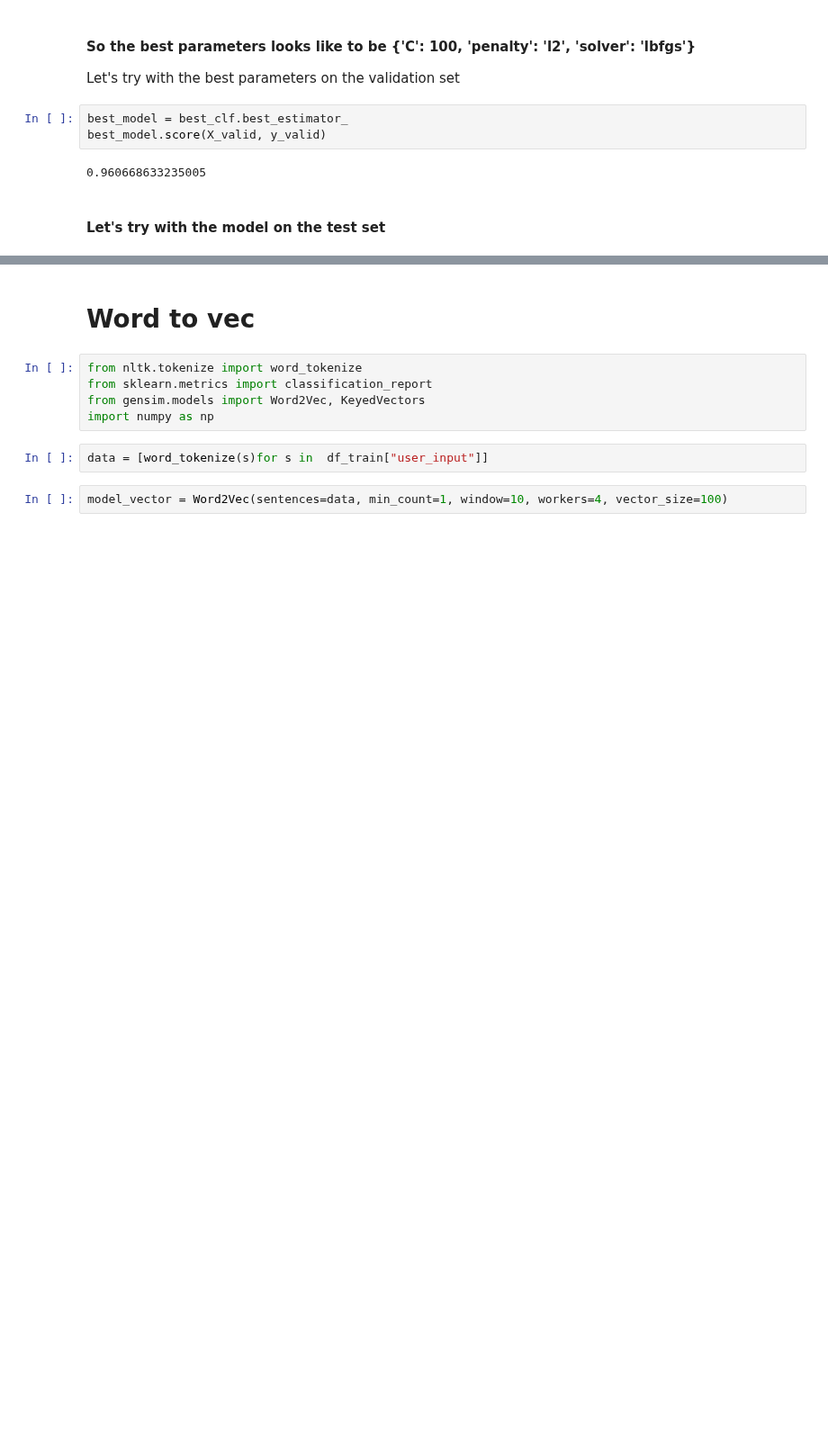
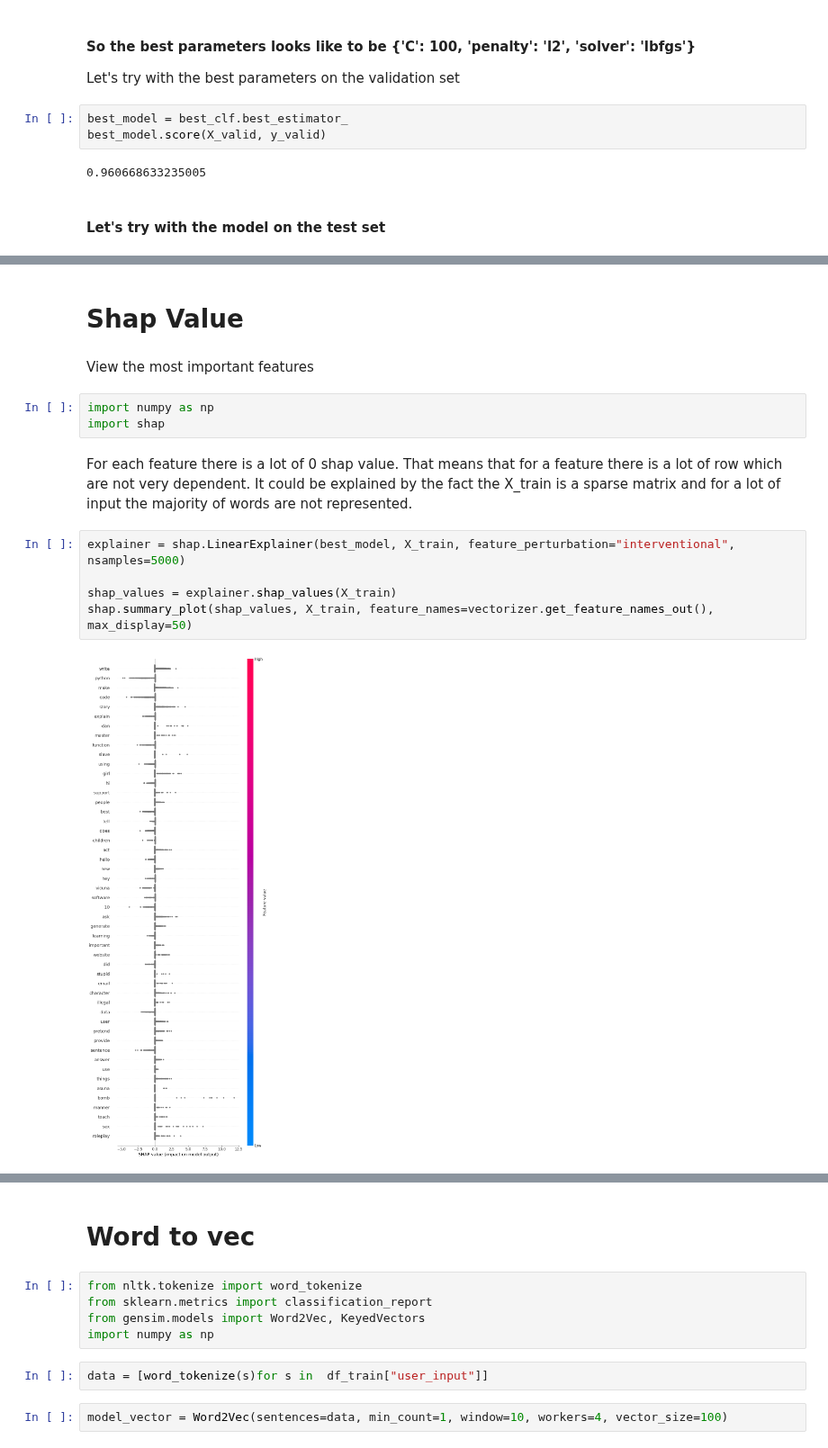
Before and after one commit to eithannak29/ToxicityBot, a Jupyter notebook: src/models/logistic_regression.ipynb, the cells around one changed output, grey strips where cells are left out. Shown at 90% size. Drawn from its saved outputs; the diff is of its cells as text; blank space fills up the shorter version.

Commit message:
feat(logistic regression) : shap values

```diff
--- a/src/models/logistic_regression.ipynb
+++ b/src/models/logistic_regression.ipynb
@@ -143,0 +168,16 @@ best_model.score(X_test, y_test)
+# %% [markdown]
+# Shap Value
+# %% [markdown]
+View the most important features
+# %%
+import numpy as np
+import shap
+# %% [markdown]
+For each feature there is a lot of 0 shap value. That means that for a feature there is a lot of row which are not very dependent. It could be explained by the fact the X_train is a sparse matrix and for a lot of input the majority of words are not represented.
+# %%
+explainer = shap.LinearExplainer(best_model, X_train, feature_perturbation="interventional", nsamples=5000)
+
+shap_values = explainer.shap_values(X_train)
+shap.summary_plot(shap_values, X_train, feature_names=vectorizer.get_feature_names_out(), max_display=50)
+# %% [output]
+[figure, added]
```
Also changed, not shown: parts of 10 cells of this notebook.
